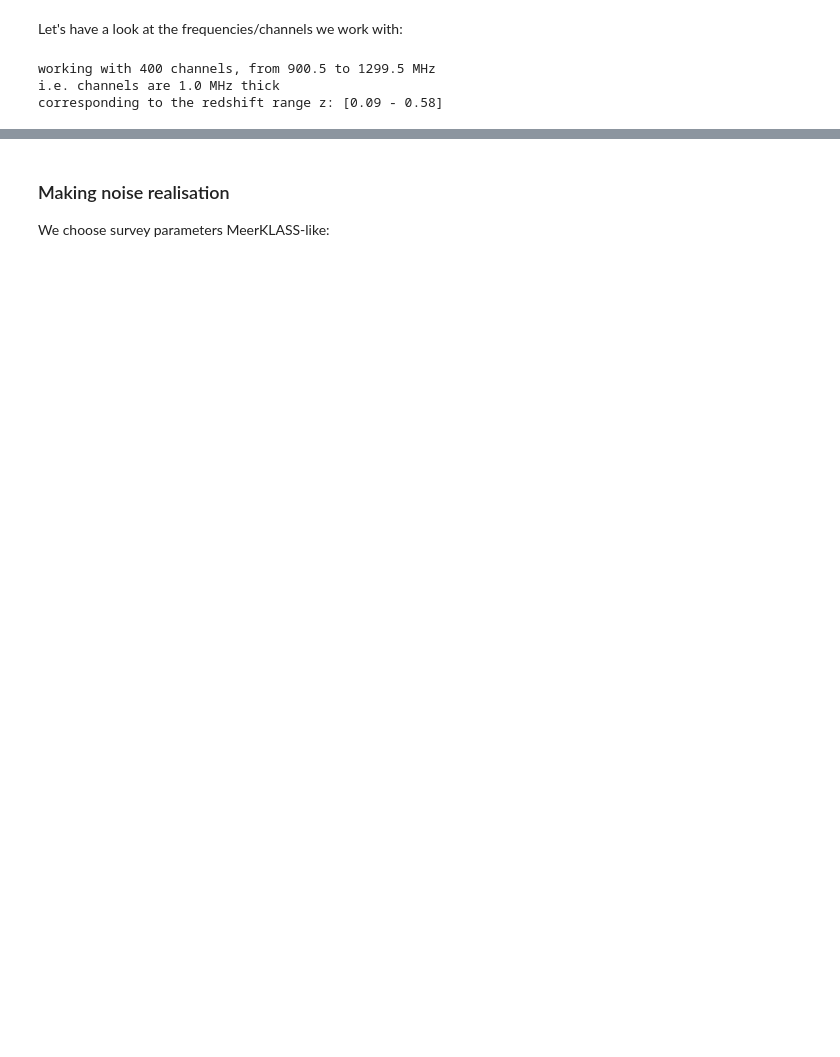
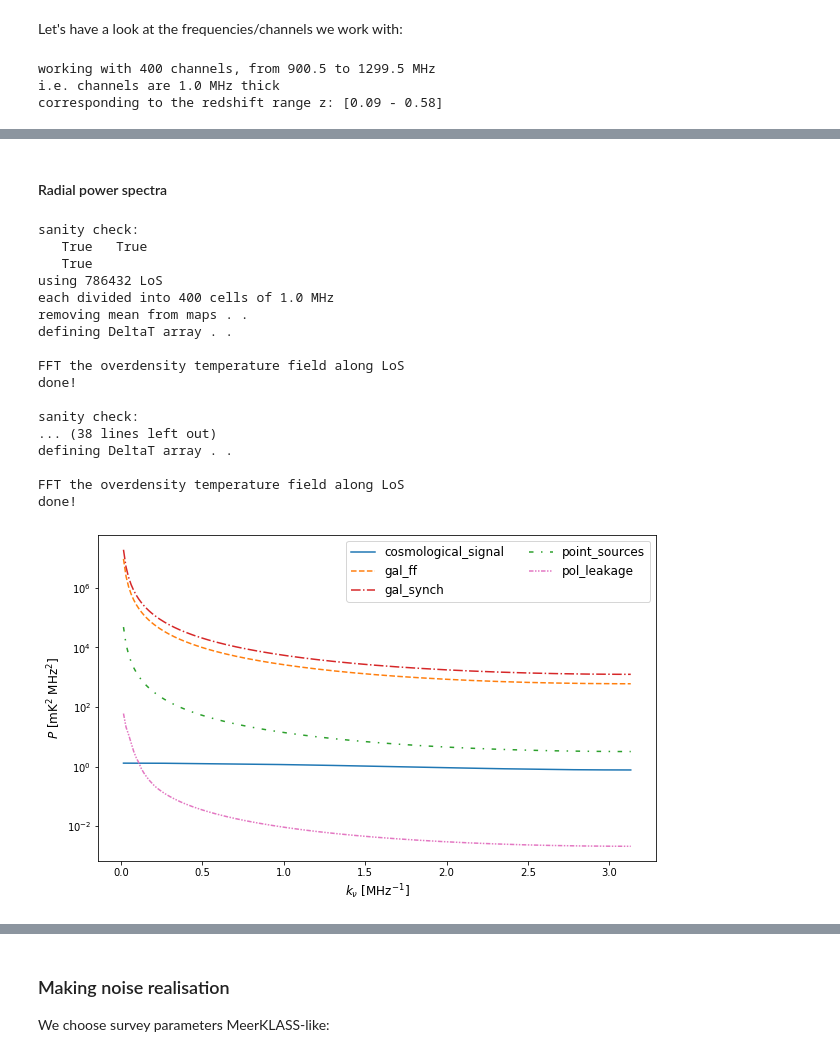
Before and after one commit to isab3lla/gmca4im, a Jupyter notebook: tut_1_preparation.ipynb, the cells around one changed output, grey strips where cells are left out. Saved outputs shown, nothing was run; the diff lists cells and outputs as text; code cells hidden in the pictures; blank space fills up the shorter version.

```diff
--- a/tut_1_preparation.ipynb
+++ b/tut_1_preparation.ipynb
@@ -51,0 +98,36 @@ To speed up the analysis, we merge maps in less but thicker channels
+# %% [markdown]
+#### Radial power spectra
+# %%
+# we are working full-sky, so we pick all available lines-of-sight
+indexes_los = np.arange(hp.nside2npix(hp.get_nside(file['gal_ff'][0])))
+
+for c in components:
+    k, P = g4i.plot_nuPk(file[c],indexes_los,nu_ch)
+    plt.semilogy(k, P, ls=ls_dic[c], c=c_dic[c], label=c);
+
+
+plt.legend(fontsize=12,ncol=2)
+ax = plt.gca()
+# ax.set(,ylim=[0.0,0.02],xlabel="$\\ell$",ylabel="$\\ell(\\ell+1)C_{\\ell}/(2\\pi)$ [mK$^2$]");
+ax.set(xlabel="$k_{\\nu}$ [MHz$^{-1}$]",ylabel="$P$ [mK$^2$ MHz$^2$]");
+
+# ax.set(xlim=[0.06,k.max()],ylim=[0.0,1],xlabel="$k_{\\nu}$ [MHz$^{-1}$]",ylabel="$P$ [mK$^2$ MHz$^2$]");
+# %% [output]
+sanity check:
+   True   True
+   True
+using 786432 LoS
+each divided into 400 cells of 1.0 MHz
+removing mean from maps . .
+defining DeltaT array . .
+
+FFT the overdensity temperature field along LoS
+done!
+
+sanity check:
+... (38 lines left out)
+defining DeltaT array . .
+
+FFT the overdensity temperature field along LoS
+done!
+[figure, added]
```
Also changed, not shown: parts of 34 cells of this notebook.
